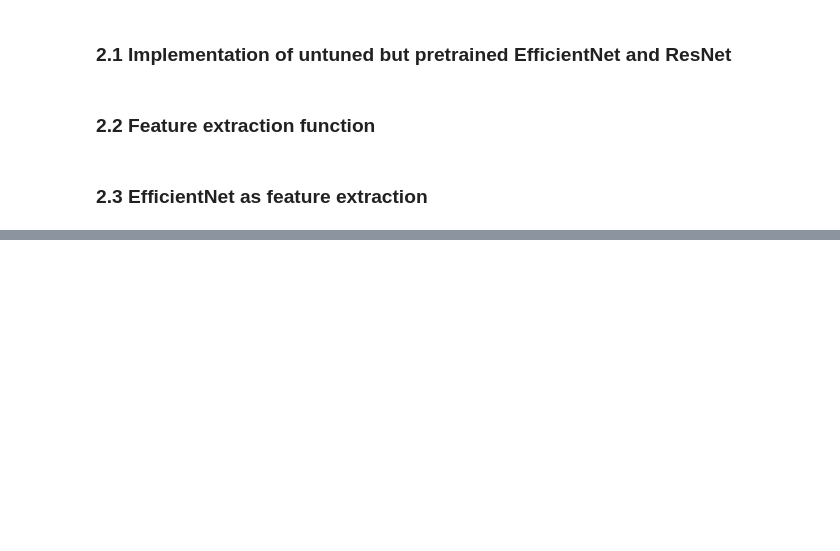
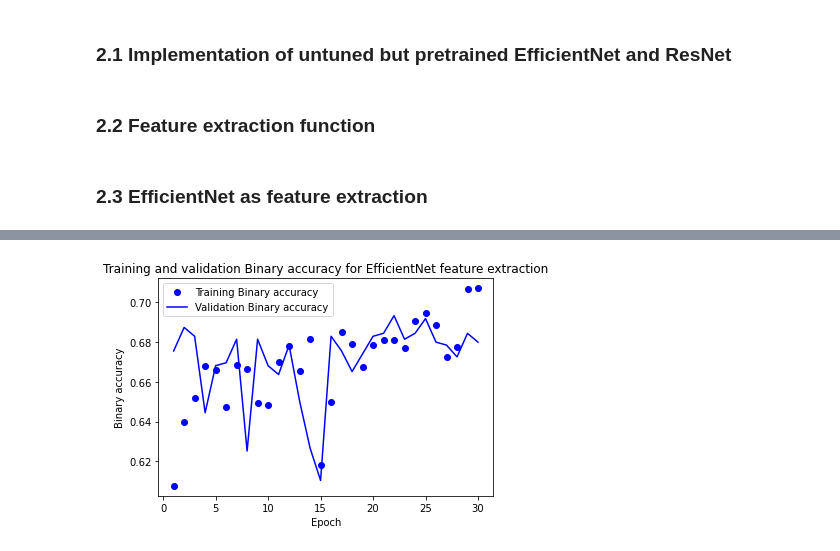
Before and after one commit to Clatterbones/CommutativeDiagramClassification, a Jupyter notebook: dc.ipynb, the cells around one changed output, grey strips where cells are left out. Saved outputs shown, nothing was run; the diff lists cells and outputs as text; code cells hidden in the pictures; blank space fills up the shorter version.

Commit message:
Implemented EfficientNet feature extraction and expanded plotting functions

```diff
--- a/dc.ipynb
+++ b/dc.ipynb
@@ -318,13 +267,16 @@ def extractFeatures(model, generator, modelOutputShape:tuple, numSamples=None):
 # %% [markdown]
 ### 2.3 EfficientNet as feature extraction
 # %%
-efficientNetTrainFeatures, efficientNetTrainLabels = extractFeatures(efficientNetB0Base, baselineTrainDataGenerator, (5, 5, 1280))
-efficientNetTestFeatures, efficientNetTestLabels = extractFeatures(efficientNetB0Base, baselineTestDataGenerator, (5, 5, 1280))
-efficientNetValFeatures, efficientValTestLabels = extractFeatures(efficientNetB0Base, baselineValDataGenerator, (5, 5, 1280))
+efficientNetBaseCanonicalOutputShape = (5, 5, 1280)
+efficientNetBaseCanonicalFlatOutputShape = np.product(efficientNetBaseCanonicalOutputShape)
 
-efficientNetTrainFeatures = efficientNetTrainFeatures.flatten()
-efficientNetTestFeatures = efficientNetTestFeatures.flatten()
-efficientNetValFeatures = efficientNetValFeatures.flatten()
+efficientNetTrainFeatures, efficientNetTrainLabels = extractFeatures(efficientNetB0Base, baselineTrainDataGenerator, efficientNetBaseCanonicalOutputShape)
+efficientNetTestFeatures, efficientNetTestLabels = extractFeatures(efficientNetB0Base, baselineTestDataGenerator, efficientNetBaseCanonicalOutputShape)
+efficientNetValFeatures, efficientNetValLabels = extractFeatures(efficientNetB0Base, baselineValDataGenerator, efficientNetBaseCanonicalOutputShape)
 
-flatFeatureSize = efficientNetTrainFeatures.size
+efficientNetTrainFeatures = np.reshape(efficientNetTrainFeatures, (efficientNetTrainFeatures.shape[0], efficientNetBaseCanonicalFlatOutputShape))
+efficientNetTestFeatures = np.reshape(efficientNetTestFeatures, (efficientNetTestFeatures.shape[0], efficientNetBaseCanonicalFlatOutputShape))
+efficientNetValFeatures = np.reshape(efficientNetValFeatures, (efficientNetValFeatures.shape[0], efficientNetBaseCanonicalFlatOutputShape))
+
+flattenedFeatureShape = efficientNetTrainFeatures.shape
 # %%
@@ -345,42 +320,34 @@ NameError: name 'flatFeatureSize' is not defined
 # %%
-crossEntropy, valCrossEntropy, auc, valAuc, precision, valPrecision, recall, valRecall, f1, valF1 = \
-efficientNetB0FEClassifierHistory.history[('binary_crossentropy', 'val_binary_crossentropy', 'auc', 'val_auc', 'precision', 'val_precision', 'recall',
-                                   'val_recall', 'f1', 'val_f1')]
-epochs = range(1, len(crossEntropy) + 1)
+def zipMetricKeysNames(keys, metricNames):
+    metricKeys = list(keys)
+    metricKeysTrainingOnly = metricKeys[1:len(metricKeys) // 2] # Ignores the generic loss metric and truncates all validation histories
+    assert(len(metricNames) == len(metricKeysTrainingOnly))
+    zippedMetrics = zip(metricKeysTrainingOnly, metricNames)
+    return zippedMetrics
 
-plt.plot(epochs, crossEntropy, 'bo', label='Training Cross-Entropy')
-plt.plot(epochs, valCrossEntropy, 'b', label='Validation Cross-Entropy')
-plt.title('Training and validation cross-entropy for EfficientNet feature extraction')
-plt.legend()
-plt.savefig('EfficientNetFEXEntropy.png')
+def plotTrainingHistories(history, metricKeysNamesZip, modelName:str):
+    for (key, name) in metricKeysNamesZip:
+        metricHistory = history.history[key]
+        metricValHistory = history.history[f'val_{key}']
+        plotOneTrainingHistory(metricHistory, metricValHistory, name, modelName)
 
-plt.figure()
-plt.plot(epochs, auc, 'bo', label='Training AUC')
-plt.plot(epochs, valAuc, 'b', label='Validation AUC')
-plt.title('Training and validation AUC for EfficientNet feature extraction')
-plt.legend()
-plt.savefig('EfficientNetFEAUC.png')
+def plotOneTrainingHistory(metricHistory, metricValHistory, metricName, modelName):
+    plt.figure()
+    epochs = range(1, len(metricHistory) + 1)
+    plt.plot(epochs, metricHistory, 'bo', label=f'Training {metricName}')
+    plt.plot(epochs, metricValHistory, 'b', label=f'Validation {metricName}')
+    plt.xlabel('Epoch')
+    plt.ylabel(metricName)
+    plt.title(f'Training and validation {metricName} for {modelName}')
+    plt.legend()
+    shortModelName = shortenModelOrMetricName(modelName)
+    shortMetricName = shortenModelOrMetricName(metricName)
+    plt.savefig(f'{shortModelName}{shortMetricName}.png')
 
-plt.figure()
-plt.plot(epochs, precision, 'bo', label='Training Precision')
-plt.plot(epochs, valPrecision, 'b', label='Validation Precision')
-plt.title('Training and validation precision for EfficientNet feature extraction')
-plt.legend()
-plt.savefig('EfficientNetFEPrecision.png')
+def shortenModelOrMetricName(modelOrMetricName:str):
+    return modelOrMetricName.title().replace(' ','')
 
-plt.figure()
-plt.plot(epochs, recall, 'bo', label='Training Recall')
-plt.plot(epochs, valRecall, 'b', label='Validation Recall')
-plt.title('Training and validation recall for EfficientNet feature extraction')
-plt.legend()
-plt.savefig('EfficientNetFERecall.png')
-
-plt.figure()
-plt.plot(epochs, f1, 'bo', label='Training F1-score')
-plt.plot(epochs, valF1, 'b', label='Validation F1-score')
-plt.title('Training and validation F1-score for EfficientNet feature extraction')
-plt.legend()
-plt.savefig('EfficientNetFEF1.png')
-
+metricsKeysNamesZip = zipMetricKeysNames(efficientNetB0FEClassifierHistory.history.keys(), metricNames)
+plotTrainingHistories(efficientNetB0FEClassifierHistory, metricsKeysNamesZip, 'EfficientNet feature extraction')
 plt.show()
 # %% [output]
@@ -387,0 +354 @@ plt.show()
+[figure, added]
```
Also changed, not shown: parts of 7 cells of this notebook.
